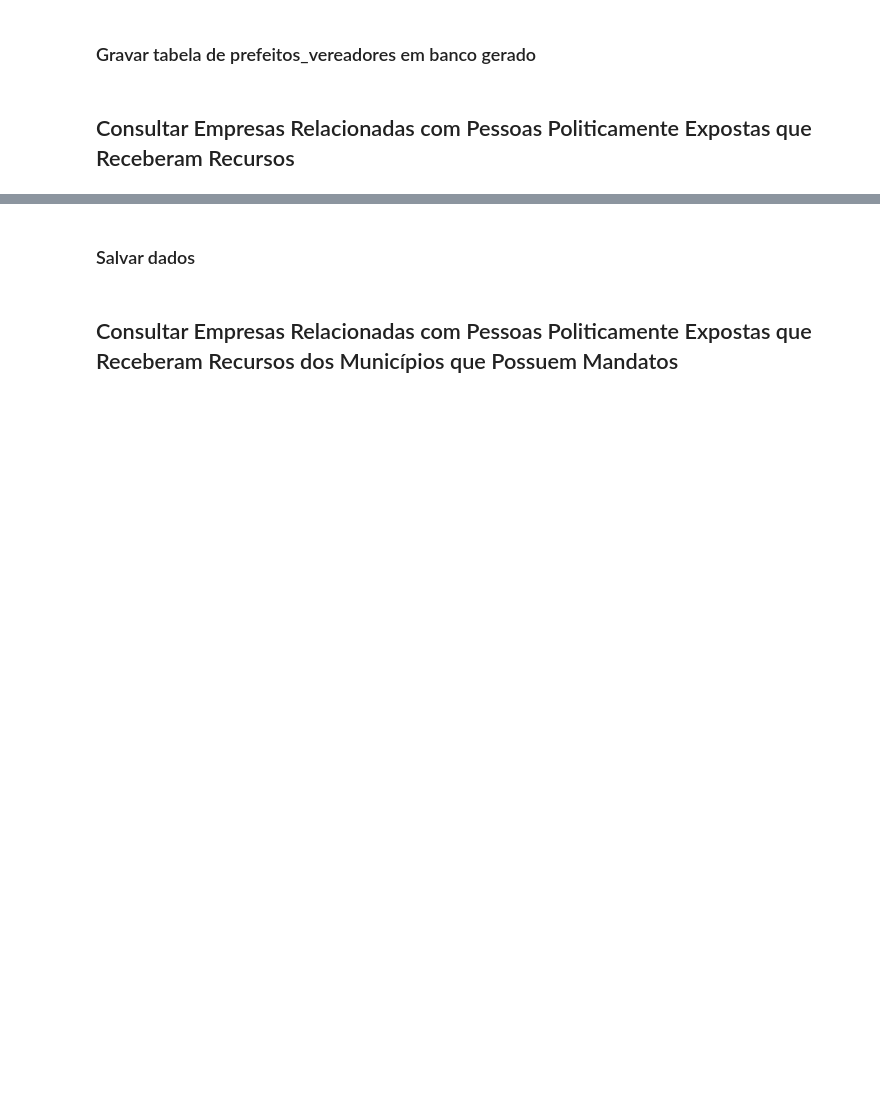
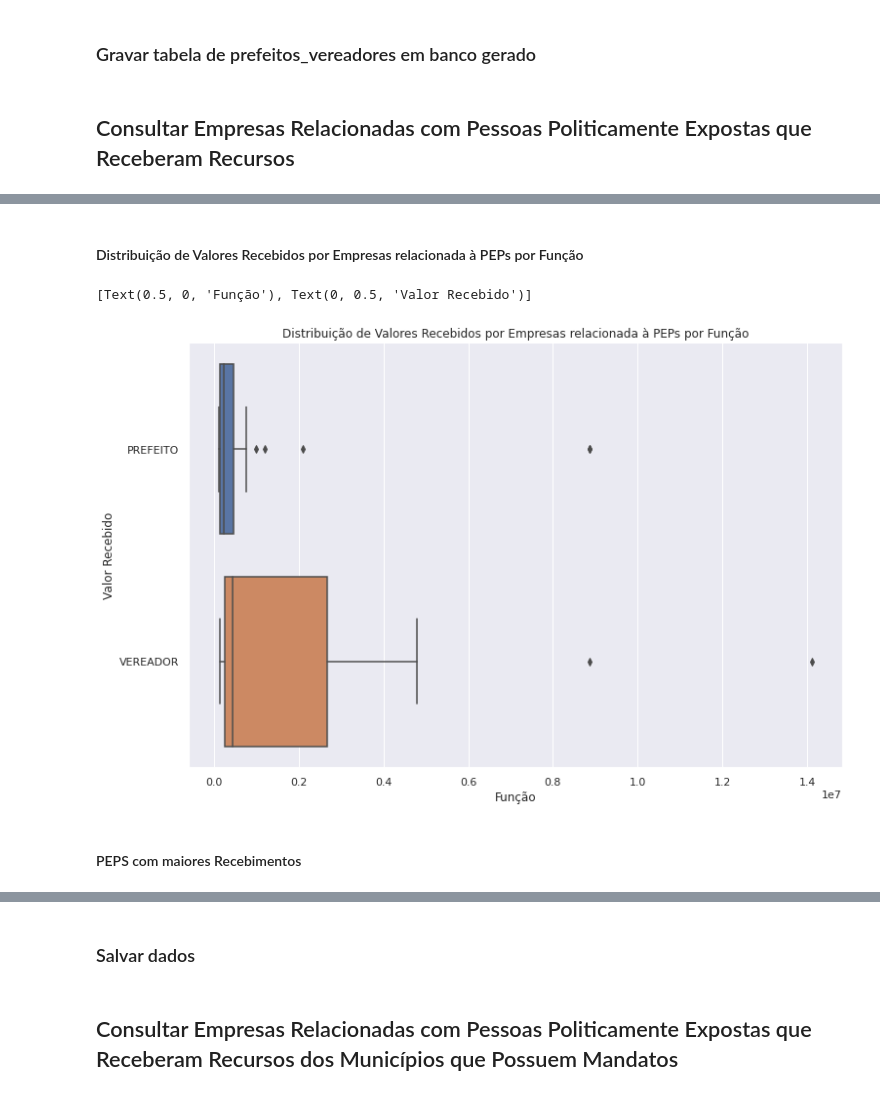
Before and after one commit to AlanTaranti/trabalho-curso-controle-social-grupo-6, a Jupyter notebook: Trabalho de Conformidade do Curso de Dados Abertos para Controle Social.ipynb, the cells around one changed output, grey strips where cells are left out. Saved outputs shown, nothing was run; the diff lists cells and outputs as text; code cells hidden in the pictures; blank space fills up the shorter version.

```diff
--- a/Trabalho de Conformidade do Curso de Dados Abertos para Controle Social.ipynb
+++ b/Trabalho de Conformidade do Curso de Dados Abertos para Controle Social.ipynb
@@ -491,0 +540,12 @@ empresas_peps.sample(5)
+# %% [markdown]
+#### Distribuição de Valores Recebidos por Empresas relacionada à PEPs por Função
+# %%
+ax = sns.boxplot(data=empresas_peps.sort_values('Funcao_PEP'), x="Valor_Total", y="Funcao_PEP")
+
+ax.set(title='Distribuição de Valores Recebidos por Empresas relacionada à PEPs por Função')
+ax.set(xlabel='Função', ylabel='Valor Recebido')
+# %% [output]
+[Text(0.5, 0, 'Função'), Text(0, 0.5, 'Valor Recebido')]
+[figure, added]
+# %% [markdown]
+#### PEPS com maiores Recebimentos
```
Also changed, not shown: parts of 48 cells of this notebook.
